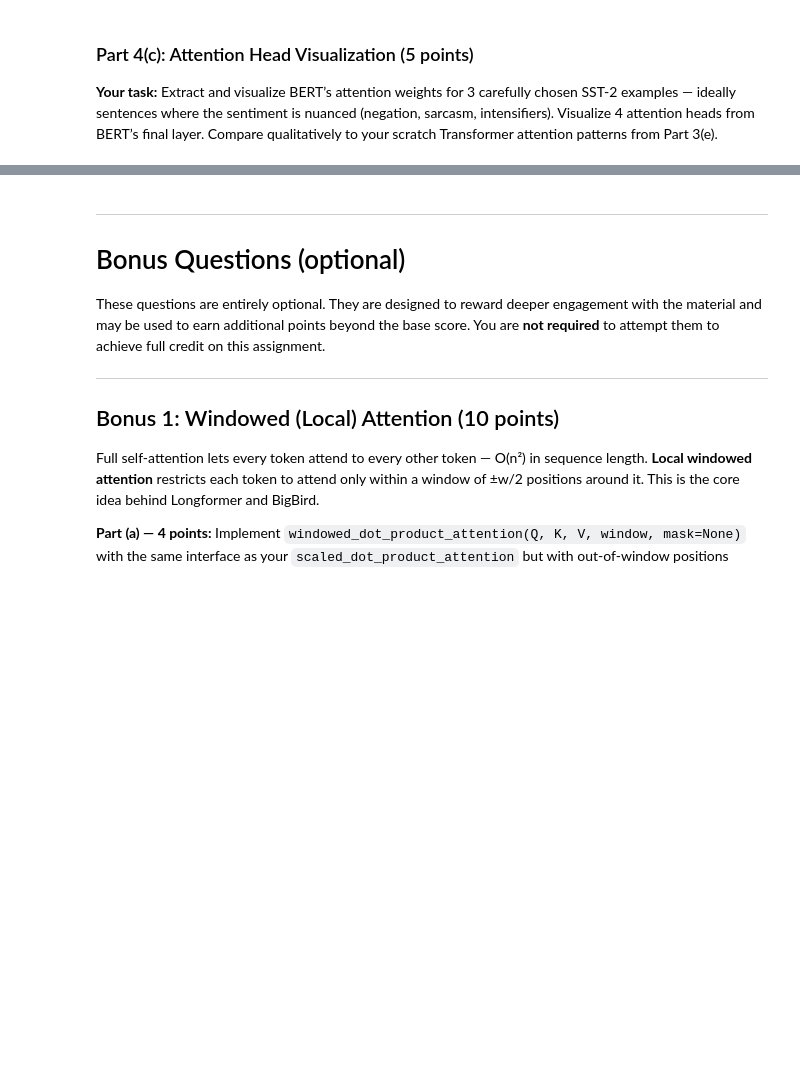
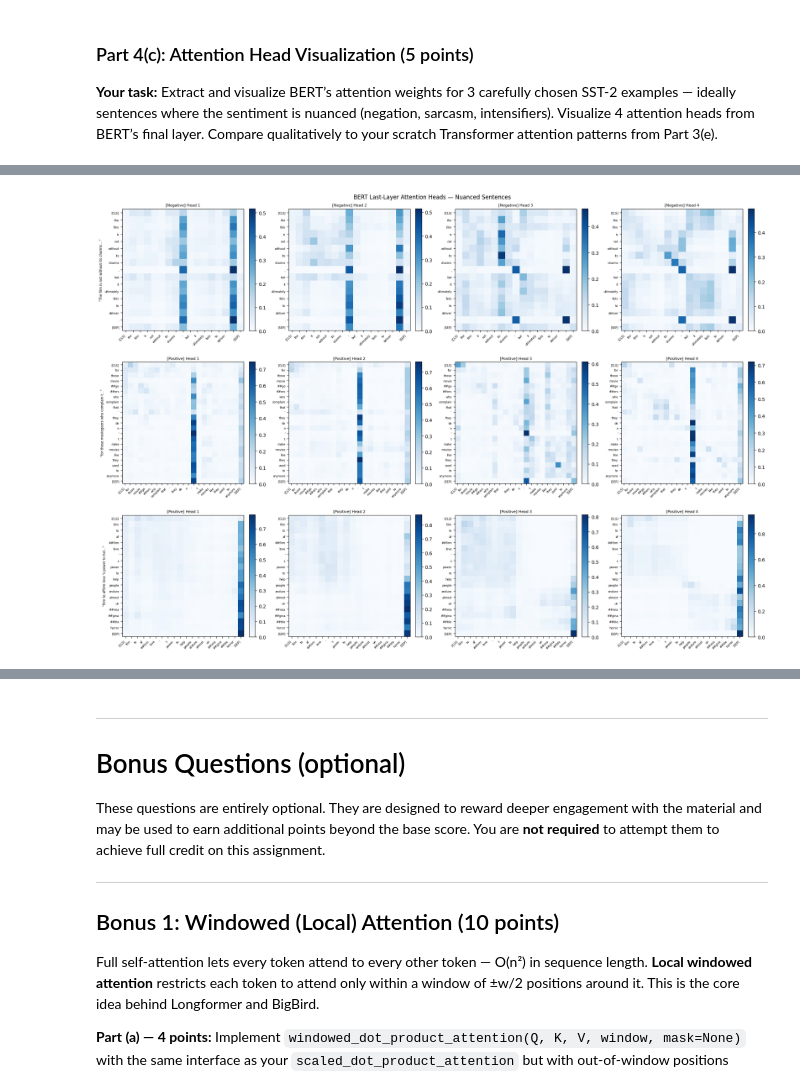
Before and after one commit to Archangel4148/Classwork, a Jupyter notebook: CS5480/Assignment 4/assignment4_coding.ipynb, the cells around one changed output, grey strips where cells are left out. Cells and saved outputs as stored; diff of their text form; code cells hidden in the pictures; blank space fills up the shorter version.

```diff
--- a/CS5480/Assignment 4/assignment4_coding.ipynb
+++ b/CS5480/Assignment 4/assignment4_coding.ipynb
@@ -1695,11 +1900,25 @@ raise NotImplementedError
+# %%
+# Plot: x-axis = training set size (log scale), y-axis = val accuracy
+# Two curves: BERT and scratch Transformer
+# Mark the crossover point (if any) where BERT's advantage disappears
+training_sizes = [int(n_total * f) for f in fractions]
+fig, ax = plt.subplots(figsize=(8, 4))
+ax.plot(training_sizes, bert_lr_accs,    marker='o', label='BERT fine-tuned')
+ax.plot(training_sizes, scratch_lr_accs, marker='s', label='Scratch Transformer')
+ax.set_xscale('log')
+ax.set_xlabel('Training set size (log scale)')
+ax.set_ylabel('Validation Accuracy')
+ax.set_title('Low-Resource Experiment: BERT vs. Scratch Transformer')
+ax.legend()
+ax.grid(True, alpha=0.3)
+plt.tight_layout()
+plt.show()
 # %% [markdown]
 ### Part 4(c): Attention Head Visualization (5 points)
 
 **Your task:** Extract and visualize BERT’s attention weights for 3 carefully chosen SST-2 examples — ideally sentences where the sentiment is nuanced (negation, sarcasm, intensifiers). Visualize 4 attention heads from BERT’s final layer. Compare qualitatively to your scratch Transformer attention patterns from Part 3(e).
 # %%
 # ── Extract BERT attention weights ─────────────────────────────────────────────
-# YOUR CODE HERE
-#
 # 1. Set output_attentions=True when loading the model (or pass it to forward)
 # 2. Run 3 chosen sentences through the fine-tuned BERT
 # 3. Extract attention weights from the LAST layer: shape (batch, n_heads, seq, seq)
@@ -1707,9 +1926,66 @@ raise NotImplementedError
 #      rows = sentences, columns = 4 selected heads from the last layer
 #      Each cell: heatmap with WordPiece tokens as labels
 #      Use 'Blues' colormap
-#
-# 5. For each sentence, print:
-#    - The sentence text
-#    - The true label and BERT's predicted label
-#    - A brief description of what each head appears to be attending to
-raise NotImplementedError
+
+nuanced_sentences = [
+    "The film is not without its charms , but it ultimately fails to deliver .",  # Negative
+    "for those moviegoers who complain that ` they do n't make movies like they used to anymore",  # Positive
+    "film to affirm love 's power to help people endure almost unimaginable horror"  # Positive
+]
+
+fig, axes = plt.subplots(3, 4, figsize=(20, 14))
+
+# Load model
+bert_model_attn = BertForSequenceClassification.from_pretrained('bert-base-uncased', num_labels=2, output_attentions=True).to(DEVICE)
+
+# Copy fine-tuned weights
+bert_model_attn.load_state_dict(bert_model.state_dict())
+bert_model_attn.eval()
+
+# Pick 4 heads from the last layer
+SELECTED_HEADS = [0, 1, 2, 3]
+
+for row_idx, sentence in enumerate(nuanced_sentences):
+    enc = bert_tokenizer(sentence, return_tensors='pt', truncation=True, max_length=64, padding=True)
+    input_ids = enc['input_ids'].to(DEVICE)
+    attention_mask = enc['attention_mask'].to(DEVICE)
+    token_type_ids = enc['token_type_ids'].to(DEVICE)
+
+    # Get model output (pos/neg)
+    with torch.no_grad():
+        outputs = bert_model_attn(
+            input_ids=input_ids,
+            attention_mask=attention_mask,
+            token_type_ids=token_type_ids
+        )
+        pred_label = outputs.logits.argmax(dim=1).item()
+    label_str = 'Positive' if pred_label == 1 else 'Negative'
+
+    # Get last attention
+    last_layer_attn = outputs.attentions[-1].squeeze(0).cpu()
+
+    # Tokens for axis labels
+    wp_tokens = bert_tokenizer.convert_ids_to_tokens(input_ids[0].cpu())
+    seq_len   = attention_mask[0].sum().item()
+    wp_tokens = wp_tokens[:seq_len]
+
+    # Plot each head
+    for col_idx, head in enumerate(SELECTED_HEADS):
+        ax  = axes[row_idx, col_idx]
+        data = last_layer_attn[head, :seq_len, :seq_len].numpy()
+        im  = ax.imshow(data, cmap='Blues', vmin=0, vmax=data.max())
+        fig.colorbar(im, ax=ax, fraction=0.046, pad=0.04)
+
+        ax.set_xticks(range(seq_len))
+        ax.set_xticklabels(wp_tokens, rotation=45, ha='right', fontsize=6)
+        ax.set_yticks(range(seq_len))
+        ax.set_yticklabels(wp_tokens, fontsize=6)
+        ax.set_title(f'[{label_str}] Head {head+1}', fontsize=8)
+
+        if col_idx == 0:
+            ax.set_ylabel(f'"{sentence[:35]}..."', fontsize=7)
+
+plt.suptitle('BERT Last-Layer Attention Heads — Nuanced Sentences', fontsize=12)
+plt.tight_layout()
+plt.show()
+# %% [output]
@@ -1715,0 +2008 @@ raise NotImplementedError
+[figure, added]
```
Also changed, not shown: parts of 7 cells of this notebook.
